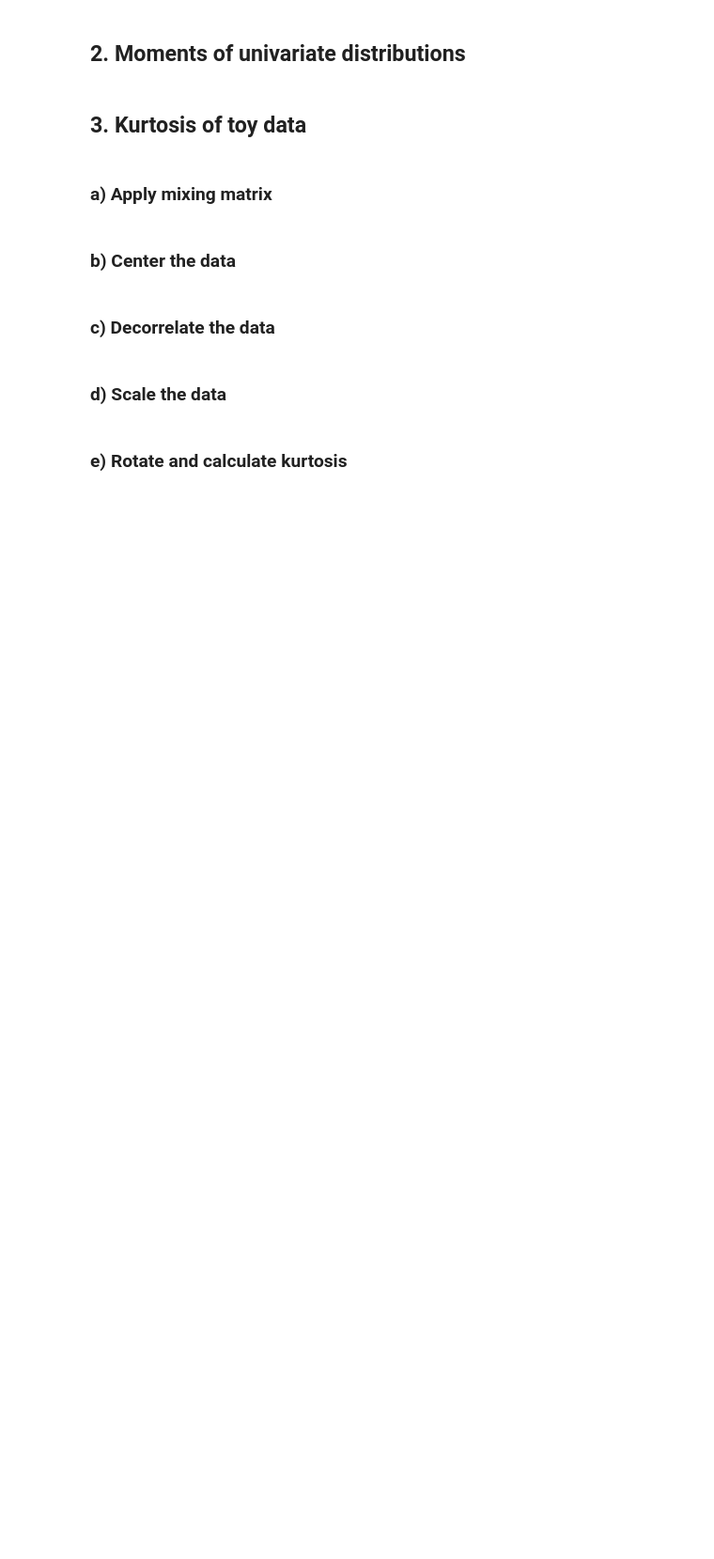
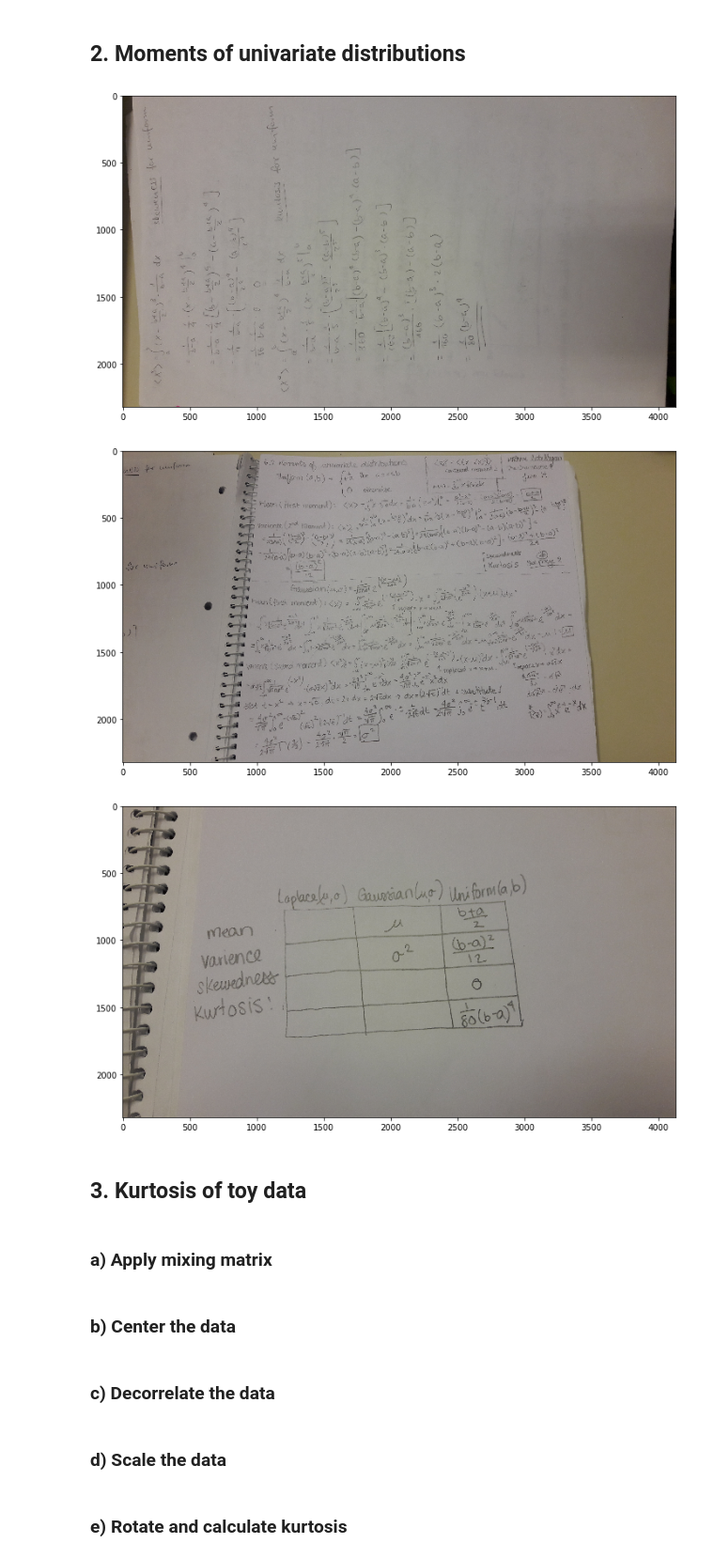
Before and after one commit to psrmx/The_Chantastic4, a Jupyter notebook: PS06/MI2_ES06_TheChantastic4.ipynb, the cells around one changed output. Shown at 94% size. Saved outputs shown, nothing was run; the diff lists cells and outputs as text; code cells hidden in the pictures; blank space fills up the shorter version.

Commit message:
added the analytical part, obtained good plots, added discussion for the last part

```diff
--- a/PS06/MI2_ES06_TheChantastic4.ipynb
+++ b/PS06/MI2_ES06_TheChantastic4.ipynb
@@ -151,3 +147,22 @@ Audio(unmixed_l[2], rate=8192)
+# %%
+plt.figure(figsize=(12,20))
+f = plt.imread('1.jpg' , format='jpg')
+plt.imshow(f)
+plt.show()
+
+plt.figure(figsize=(12,20))
+f = plt.imread('2.jpg' , format='jpg')
+plt.imshow(f)
+plt.show()
+
+plt.figure(figsize=(12,20))
+f = plt.imread('3.jpg' , format='jpg')
+plt.imshow(f)
+plt.show()
+# %% [output]
+[figure, added]
+[figure, added]
+[figure, added]
 # %% [markdown]
 ## 3. Kurtosis of toy data
 # %%
```
Also changed, not shown: parts of 5 cells of this notebook, 3 other files.
